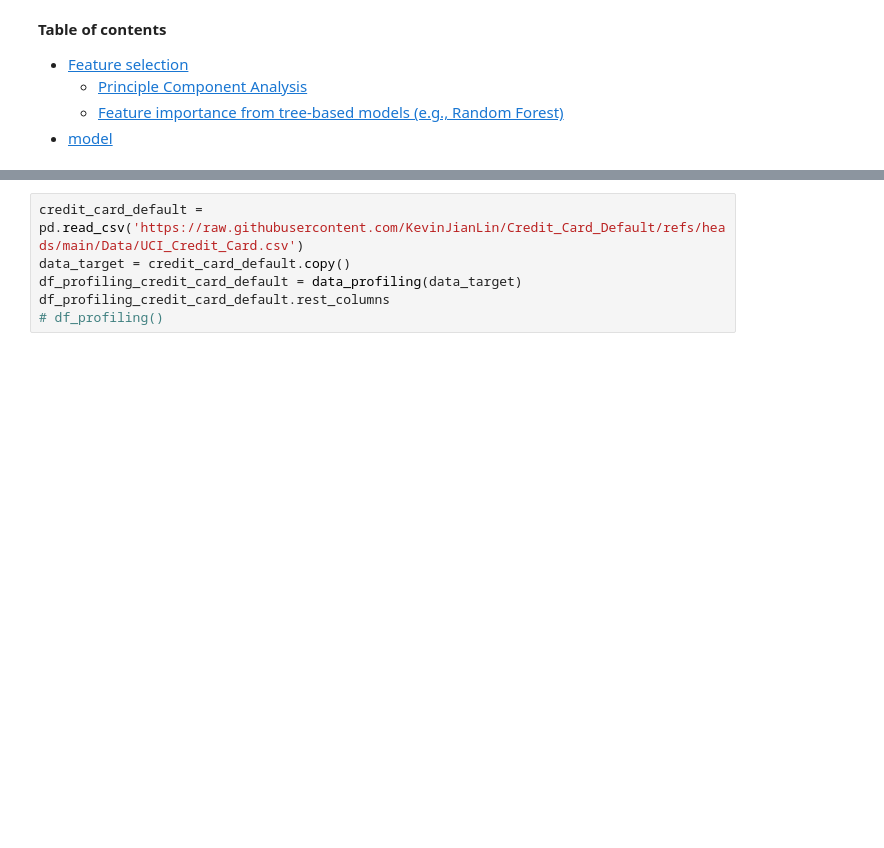
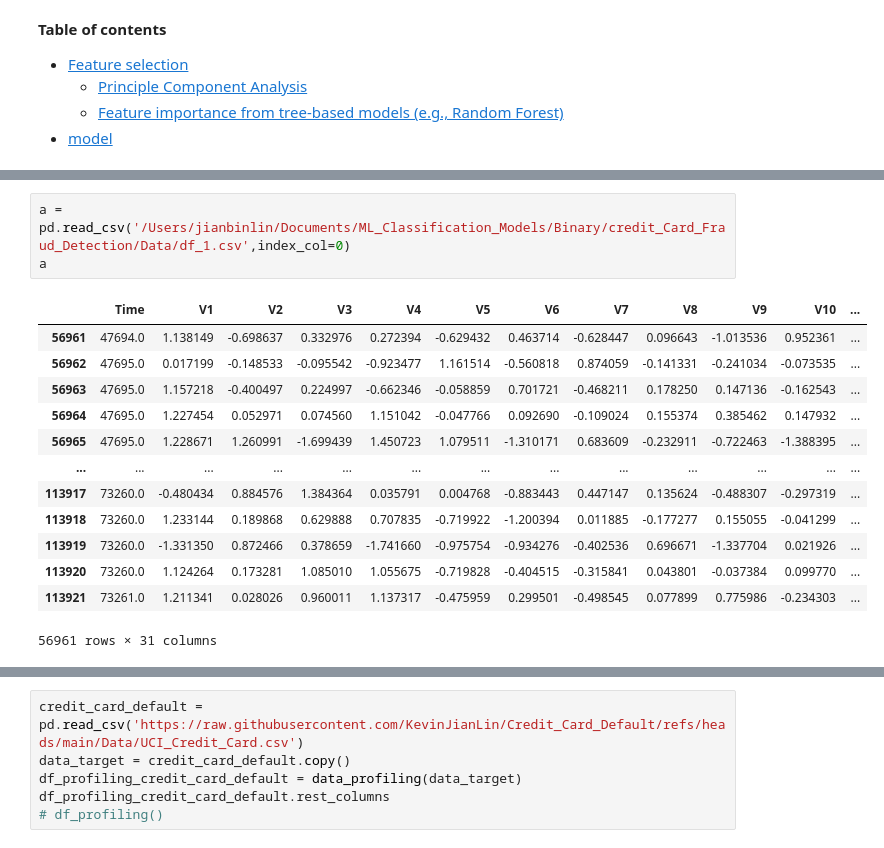
Before and after one commit to KevinJianLin/credit_Card_Fraud_Detection, a Jupyter notebook: Notebook/Credit_Card_Fraud_Detection.ipynb, the cells around one changed output, grey strips where cells are left out. Cells and saved outputs as stored; diff of their text form; blank space fills up the shorter version.

```diff
--- a/Notebook/Credit_Card_Fraud_Detection.ipynb
+++ b/Notebook/Credit_Card_Fraud_Detection.ipynb
@@ -50,0 +105,17 @@ credit_card.to_pickle('creditcard.pkl')
+# %%
+a = pd.read_csv('/Users/jianbinlin/Documents/ML_Classification_Models/Binary/credit_Card_Fraud_Detection/Data/df_1.csv',index_col=0)
+a
+# %% [output]
+|  | Time | V1 | V2 | V3 | V4 | V5 | V6 | V7 | V8 | V9 | V10 | ... |
+| 56961 | 47694.0 | 1.138149 | -0.698637 | 0.332976 | 0.272394 | -0.629432 | 0.463714 | -0.628447 | 0.096643 | -1.013536 | 0.952361 | ... |
+| 56962 | 47695.0 | 0.017199 | -0.148533 | -0.095542 | -0.923477 | 1.161514 | -0.560818 | 0.874059 | -0.141331 | -0.241034 | -0.073535 | ... |
+| 56963 | 47695.0 | 1.157218 | -0.400497 | 0.224997 | -0.662346 | -0.058859 | 0.701721 | -0.468211 | 0.178250 | 0.147136 | -0.162543 | ... |
+| 56964 | 47695.0 | 1.227454 | 0.052971 | 0.074560 | 1.151042 | -0.047766 | 0.092690 | -0.109024 | 0.155374 | 0.385462 | 0.147932 | ... |
+| 56965 | 47695.0 | 1.228671 | 1.260991 | -1.699439 | 1.450723 | 1.079511 | -1.310171 | 0.683609 | -0.232911 | -0.722463 | -1.388395 | ... |
+| ... | ... | ... | ... | ... | ... | ... | ... | ... | ... | ... | ... | ... |
+| 113917 | 73260.0 | -0.480434 | 0.884576 | 1.384364 | 0.035791 | 0.004768 | -0.883443 | 0.447147 | 0.135624 | -0.488307 | -0.297319 | ... |
+| 113918 | 73260.0 | 1.233144 | 0.189868 | 0.629888 | 0.707835 | -0.719922 | -1.200394 | 0.011885 | -0.177277 | 0.155055 | -0.041299 | ... |
+| 113919 | 73260.0 | -1.331350 | 0.872466 | 0.378659 | -1.741660 | -0.975754 | -0.934276 | -0.402536 | 0.696671 | -1.337704 | 0.021926 | ... |
+| 113920 | 73260.0 | 1.124264 | 0.173281 | 1.085010 | 1.055675 | -0.719828 | -0.404515 | -0.315841 | 0.043801 | -0.037384 | 0.099770 | ... |
+| 113921 | 73261.0 | 1.211341 | 0.028026 | 0.960011 | 1.137317 | -0.475959 | 0.299501 | -0.498545 | 0.077899 | 0.775986 | -0.234303 | ... |
+56961 rows × 31 columns
```
Also changed, not shown: parts of 9 cells of this notebook, 7 other files.
